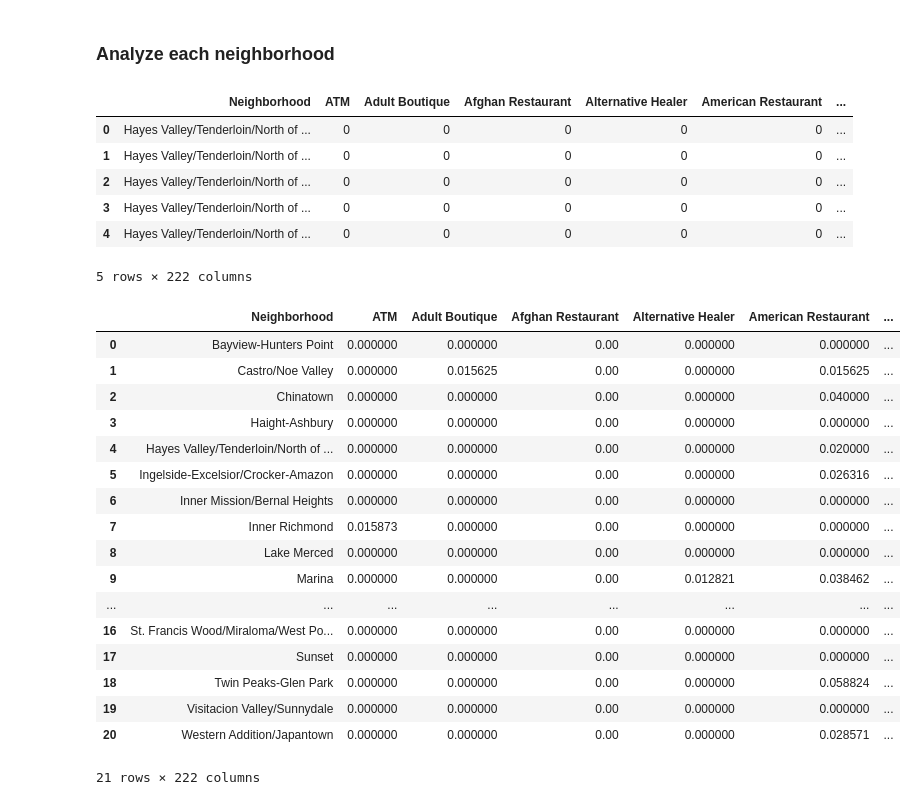
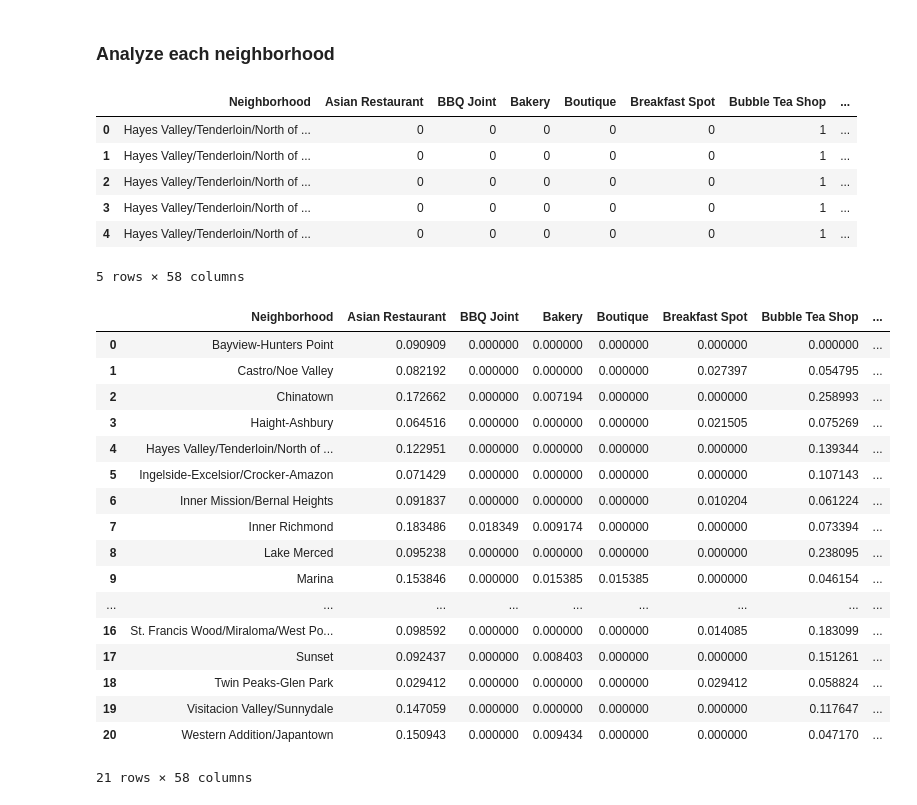
Before and after one commit to blee-pa/Coursera_Capstone, a Jupyter notebook: final_project/final_project_notebook.ipynb, the cells around one changed output. Cells and saved outputs as stored; diff of their text form; code cells hidden in the pictures.

```diff
--- a/final_project/final_project_notebook.ipynb
+++ b/final_project/final_project_notebook.ipynb
@@ -228,0 +214,7 @@ len(sf_venues['Venue Category'].unique())
+# %%
+## only interested in Asian Restaurants and Bubble Tea Shops
+## https://developer.foursquare.com/docs/build-with-foursquare/categories/
+VenueCats = {
+    'Bubble Tea Shop':'52e81612bcbc57f1066b7a0c',
+    'Asian Restaurant':'4bf58dd8d48988d142941735',
+}
@@ -228,0 +266,5 @@ len(sf_venues['Venue Category'].unique())
+# %%
+sf_venues_asian = getNearbyAsianVenues(names = df['Neighborhood'],
+                                latitudes = df['Latitude'],
+                                longitudes = df['Longitude']
+                                )
@@ -230,44 +346,44 @@ len(sf_venues['Venue Category'].unique())
 ### Analyze each neighborhood
 # %%
 # one hot encoding
-sf_onehot = pd.get_dummies(sf_venues[['Venue Category']], prefix="", prefix_sep="")
+sf_asian_onehot = pd.get_dummies(sf_venues_asian[['Venue Category']], prefix="", prefix_sep="")
 
 # add neighborhood column back to dataframe
-sf_onehot['Neighborhood'] = sf_venues['Neighborhood']
+sf_asian_onehot['Neighborhood'] = sf_venues_asian['Neighborhood']
 
 # move neighborhood column to the first column
-sf_onehot.set_index('Neighborhood', inplace=True)
-sf_onehot.reset_index(inplace=True)
-sf_onehot.head()
+sf_asian_onehot.set_index('Neighborhood', inplace=True)
+sf_asian_onehot.reset_index(inplace=True)
+sf_asian_onehot.head()
 # %% [output]
-|  | Neighborhood | ATM | Adult Boutique | Afghan Restaurant | Alternative Healer | American Restaurant | ... |
-| 0 | Hayes Valley/Tenderloin/North of ... | 0 | 0 | 0 | 0 | 0 | ... |
-| 1 | Hayes Valley/Tenderloin/North of ... | 0 | 0 | 0 | 0 | 0 | ... |
-| 2 | Hayes Valley/Tenderloin/North of ... | 0 | 0 | 0 | 0 | 0 | ... |
-| 3 | Hayes Valley/Tenderloin/North of ... | 0 | 0 | 0 | 0 | 0 | ... |
-| 4 | Hayes Valley/Tenderloin/North of ... | 0 | 0 | 0 | 0 | 0 | ... |
+|  | Neighborhood | Asian Restaurant | BBQ Joint | Bakery | Boutique | Breakfast Spot | Bubble Tea Shop | ... |
+| 0 | Hayes Valley/Tenderloin/North of ... | 0 | 0 | 0 | 0 | 0 | 1 | ... |
+| 1 | Hayes Valley/Tenderloin/North of ... | 0 | 0 | 0 | 0 | 0 | 1 | ... |
+| 2 | Hayes Valley/Tenderloin/North of ... | 0 | 0 | 0 | 0 | 0 | 1 | ... |
+| 3 | Hayes Valley/Tenderloin/North of ... | 0 | 0 | 0 | 0 | 0 | 1 | ... |
+| 4 | Hayes Valley/Tenderloin/North of ... | 0 | 0 | 0 | 0 | 0 | 1 | ... |
-5 rows × 222 columns
+5 rows × 58 columns
 # %%
 # group rows by neighborhood
-sf_g = sf_onehot.groupby('Neighborhood').mean().reset_index()
-sf_g
+sf_asian_g = sf_asian_onehot.groupby('Neighborhood').mean().reset_index()
+sf_asian_g
 # %% [output]
-|  | Neighborhood | ATM | Adult Boutique | Afghan Restaurant | Alternative Healer | American Restaurant | ... |
-| 0 | Bayview-Hunters Point | 0.000000 | 0.000000 | 0.00 | 0.000000 | 0.000000 | ... |
-| 1 | Castro/Noe Valley | 0.000000 | 0.015625 | 0.00 | 0.000000 | 0.015625 | ... |
-| 2 | Chinatown | 0.000000 | 0.000000 | 0.00 | 0.000000 | 0.040000 | ... |
-| 3 | Haight-Ashbury | 0.000000 | 0.000000 | 0.00 | 0.000000 | 0.000000 | ... |
-| 4 | Hayes Valley/Tenderloin/North of ... | 0.000000 | 0.000000 | 0.00 | 0.000000 | 0.020000 | ... |
-| 5 | Ingelside-Excelsior/Crocker-Amazon | 0.000000 | 0.000000 | 0.00 | 0.000000 | 0.026316 | ... |
-| 6 | Inner Mission/Bernal Heights | 0.000000 | 0.000000 | 0.00 | 0.000000 | 0.000000 | ... |
-| 7 | Inner Richmond | 0.015873 | 0.000000 | 0.00 | 0.000000 | 0.000000 | ... |
-| 8 | Lake Merced | 0.000000 | 0.000000 | 0.00 | 0.000000 | 0.000000 | ... |
-| 9 | Marina | 0.000000 | 0.000000 | 0.00 | 0.012821 | 0.038462 | ... |
-| ... | ... | ... | ... | ... | ... | ... | ... |
-| 16 | St. Francis Wood/Miraloma/West Po... | 0.000000 | 0.000000 | 0.00 | 0.000000 | 0.000000 | ... |
-| 17 | Sunset | 0.000000 | 0.000000 | 0.00 | 0.000000 | 0.000000 | ... |
-| 18 | Twin Peaks-Glen Park | 0.000000 | 0.000000 | 0.00 | 0.000000 | 0.058824 | ... |
-| 19 | Visitacion Valley/Sunnydale | 0.000000 | 0.000000 | 0.00 | 0.000000 | 0.000000 | ... |
-| 20 | Western Addition/Japantown | 0.000000 | 0.000000 | 0.00 | 0.000000 | 0.028571 | ... |
+|  | Neighborhood | Asian Restaurant | BBQ Joint | Bakery | Boutique | Breakfast Spot | Bubble Tea Shop | ... |
+| 0 | Bayview-Hunters Point | 0.090909 | 0.000000 | 0.000000 | 0.000000 | 0.000000 | 0.000000 | ... |
+| 1 | Castro/Noe Valley | 0.082192 | 0.000000 | 0.000000 | 0.000000 | 0.027397 | 0.054795 | ... |
+| 2 | Chinatown | 0.172662 | 0.000000 | 0.007194 | 0.000000 | 0.000000 | 0.258993 | ... |
+| 3 | Haight-Ashbury | 0.064516 | 0.000000 | 0.000000 | 0.000000 | 0.021505 | 0.075269 | ... |
+| 4 | Hayes Valley/Tenderloin/North of ... | 0.122951 | 0.000000 | 0.000000 | 0.000000 | 0.000000 | 0.139344 | ... |
+| 5 | Ingelside-Excelsior/Crocker-Amazon | 0.071429 | 0.000000 | 0.000000 | 0.000000 | 0.000000 | 0.107143 | ... |
+| 6 | Inner Mission/Bernal Heights | 0.091837 | 0.000000 | 0.000000 | 0.000000 | 0.010204 | 0.061224 | ... |
+| 7 | Inner Richmond | 0.183486 | 0.018349 | 0.009174 | 0.000000 | 0.000000 | 0.073394 | ... |
+| 8 | Lake Merced | 0.095238 | 0.000000 | 0.000000 | 0.000000 | 0.000000 | 0.238095 | ... |
+| 9 | Marina | 0.153846 | 0.000000 | 0.015385 | 0.015385 | 0.000000 | 0.046154 | ... |
+| ... | ... | ... | ... | ... | ... | ... | ... | ... |
+| 16 | St. Francis Wood/Miraloma/West Po... | 0.098592 | 0.000000 | 0.000000 | 0.000000 | 0.014085 | 0.183099 | ... |
+| 17 | Sunset | 0.092437 | 0.000000 | 0.008403 | 0.000000 | 0.000000 | 0.151261 | ... |
+| 18 | Twin Peaks-Glen Park | 0.029412 | 0.000000 | 0.000000 | 0.000000 | 0.029412 | 0.058824 | ... |
+| 19 | Visitacion Valley/Sunnydale | 0.147059 | 0.000000 | 0.000000 | 0.000000 | 0.000000 | 0.117647 | ... |
+| 20 | Western Addition/Japantown | 0.150943 | 0.000000 | 0.009434 | 0.000000 | 0.000000 | 0.047170 | ... |
-21 rows × 222 columns
+21 rows × 58 columns
 # %%
```
Also changed, not shown: parts of 37 cells of this notebook.
